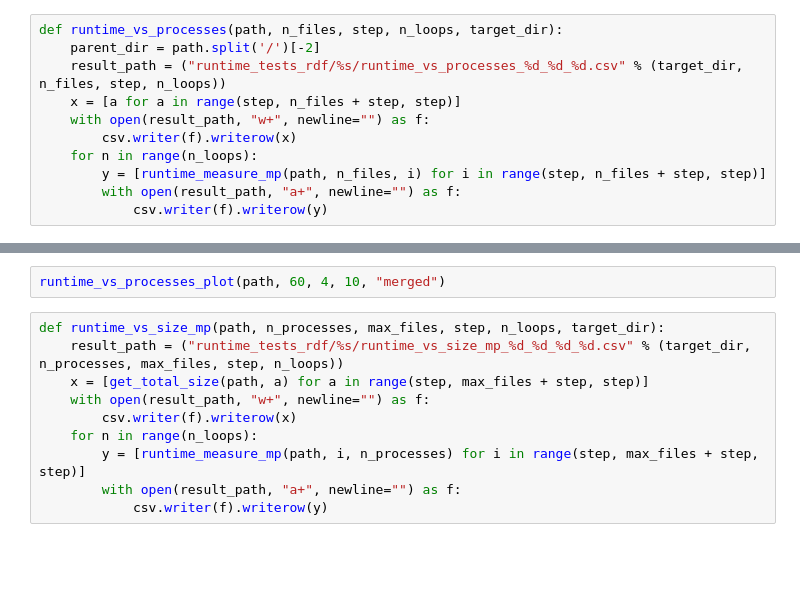
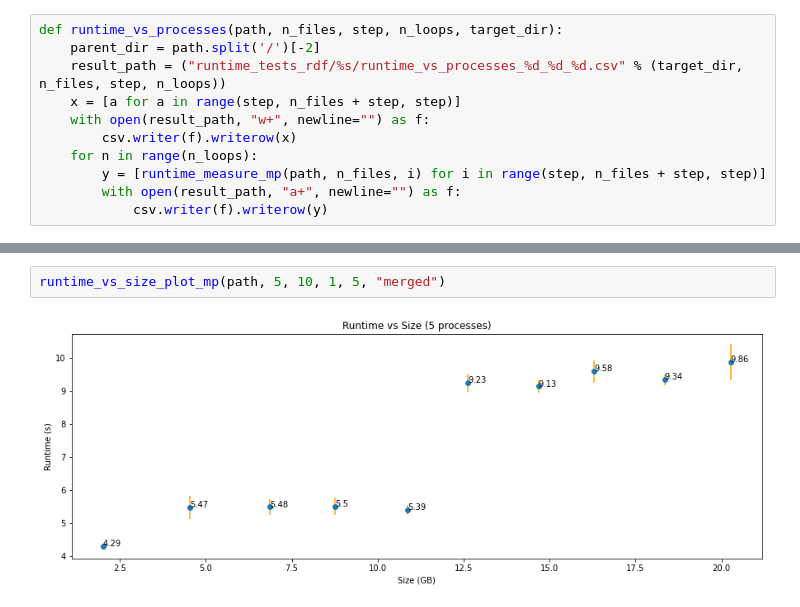
Before and after one commit to bucket420/DOE-INFN-2022, a Jupyter notebook: performance_analysis.ipynb, the cells around one changed output, grey strips where cells are left out. Cells and saved outputs as stored; diff of their text form; blank space fills up the shorter version.

```diff
--- a/performance_analysis.ipynb
+++ b/performance_analysis.ipynb
@@ -210,12 +247,4 @@ runtime_vs_processes_plot(path, 20, 2, 10, "merged")
 # %%
-runtime_vs_processes_plot(path, 60, 4, 10, "merged")
+runtime_vs_size_plot_mp(path, 5, 10, 1, 5, "merged")
+# %% [output]
+[figure, added]
-# %%
-def runtime_vs_size_mp(path, n_processes, max_files, step, n_loops, target_dir):
-    result_path = ("runtime_tests_rdf/%s/runtime_vs_size_mp_%d_%d_%d_%d.csv" % (target_dir, n_processes, max_files, step, n_loops))
-    x = [get_total_size(path, a) for a in range(step, max_files + step, step)]
-    with open(result_path, "w+", newline="") as f:
-        csv.writer(f).writerow(x)
-    for n in range(n_loops):
-        y = [runtime_measure_mp(path, i, n_processes) for i in range(step, max_files + step, step)]
-        with open(result_path, "a+", newline="") as f:
-            csv.writer(f).writerow(y)
```
Also changed, not shown: parts of 15 cells of this notebook, 31 other files.
